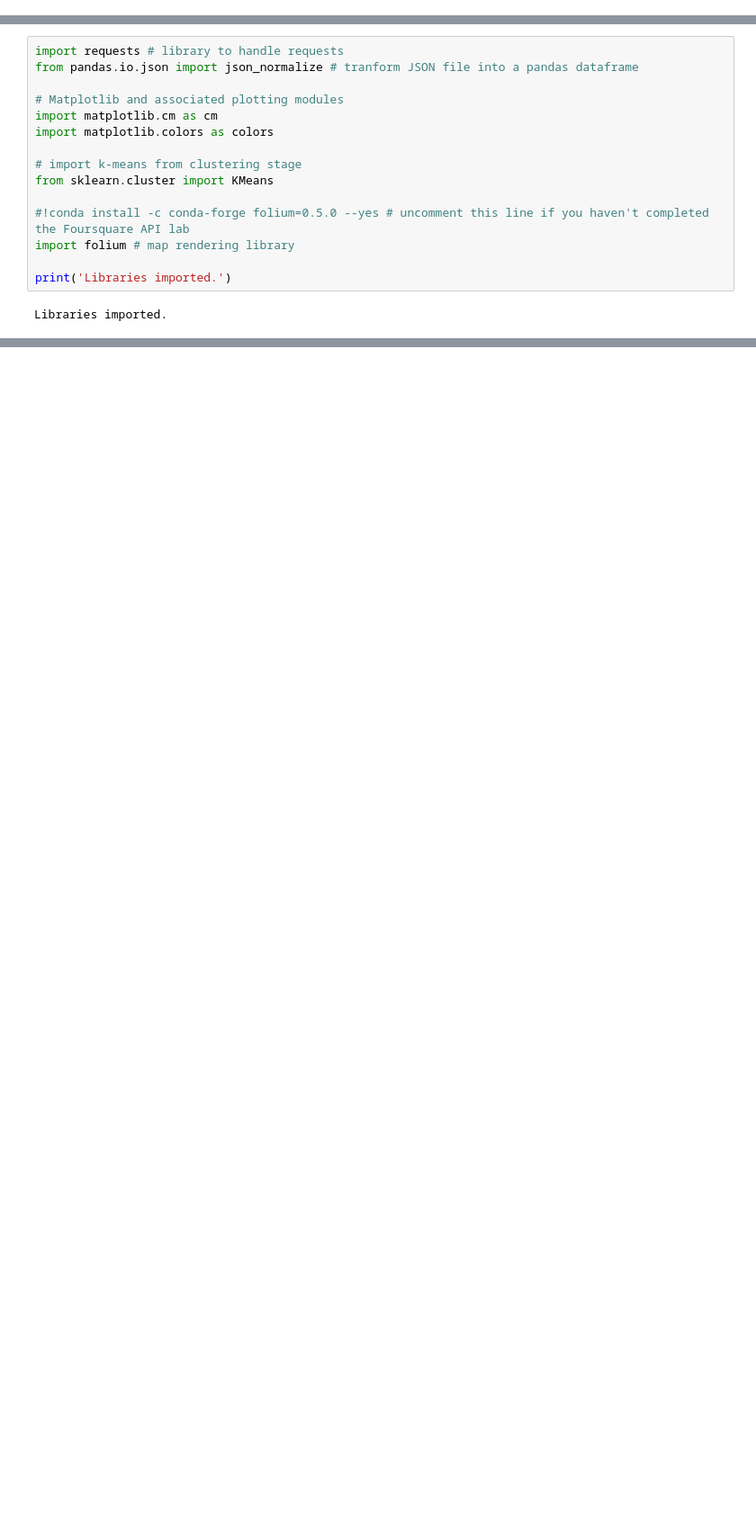
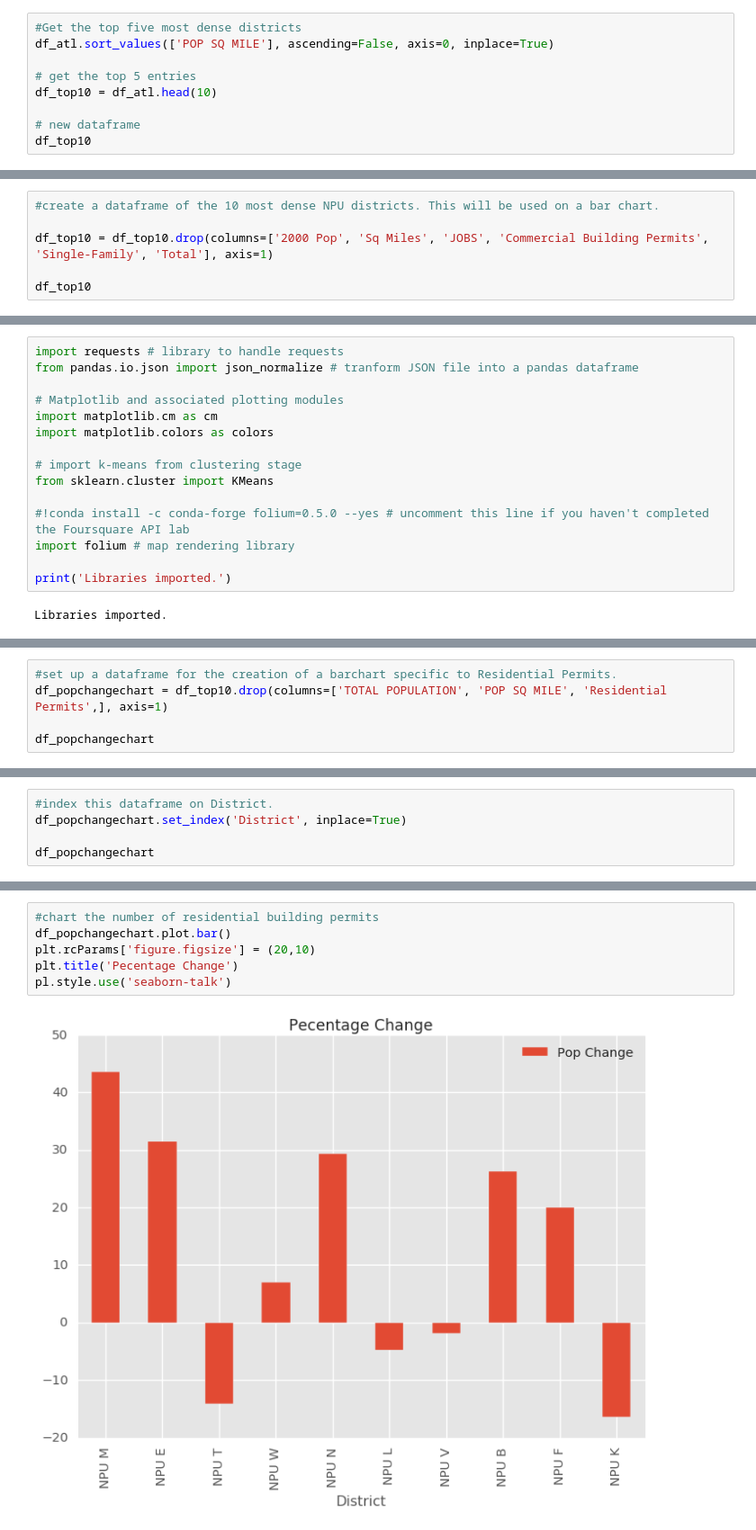
Before and after one commit to sarikard/Coursera-Capstone, a Jupyter notebook: Atlanta Transit Expansion.ipynb, the cells around one changed output, grey strips where cells are left out. Shown at 90% size. Drawn from its saved outputs; the diff is of its cells as text; blank space fills up the shorter version.

```diff
--- a/Atlanta Transit Expansion.ipynb
+++ b/Atlanta Transit Expansion.ipynb
@@ -241,0 +216,9 @@ print(df_atl)
+# %%
+#Get the top five most dense districts
+df_atl.sort_values(['POP SQ MILE'], ascending=False, axis=0, inplace=True)
+
+# get the top 5 entries
+df_top10 = df_atl.head(10)
+
+# new dataframe
+df_top10
@@ -241,0 +237,6 @@ print(df_atl)
+# %%
+#create a dataframe of the 10 most dense NPU districts. This will be used on a bar chart.
+
+df_top10 = df_top10.drop(columns=['2000 Pop', 'Sq Miles', 'JOBS', 'Commercial Building Permits', 'Single-Family', 'Total'], axis=1)
+
+df_top10
@@ -328,0 +443,5 @@ Libraries imported.
+# %%
+#set up a dataframe for the creation of a barchart specific to Residential Permits.
+df_popchangechart = df_top10.drop(columns=['TOTAL POPULATION', 'POP SQ MILE', 'Residential Permits',], axis=1)
+
+df_popchangechart
@@ -328,0 +460,5 @@ Libraries imported.
+# %%
+#index this dataframe on District.
+df_popchangechart.set_index('District', inplace=True)
+
+df_popchangechart
@@ -328,0 +478,8 @@ Libraries imported.
+# %%
+#chart the number of residential building permits
+df_popchangechart.plot.bar()
+plt.rcParams['figure.figsize'] = (20,10)
+plt.title('Pecentage Change')
+pl.style.use('seaborn-talk')
+# %% [output]
+[figure, added]
```
Also changed, not shown: parts of 36 cells of this notebook.
